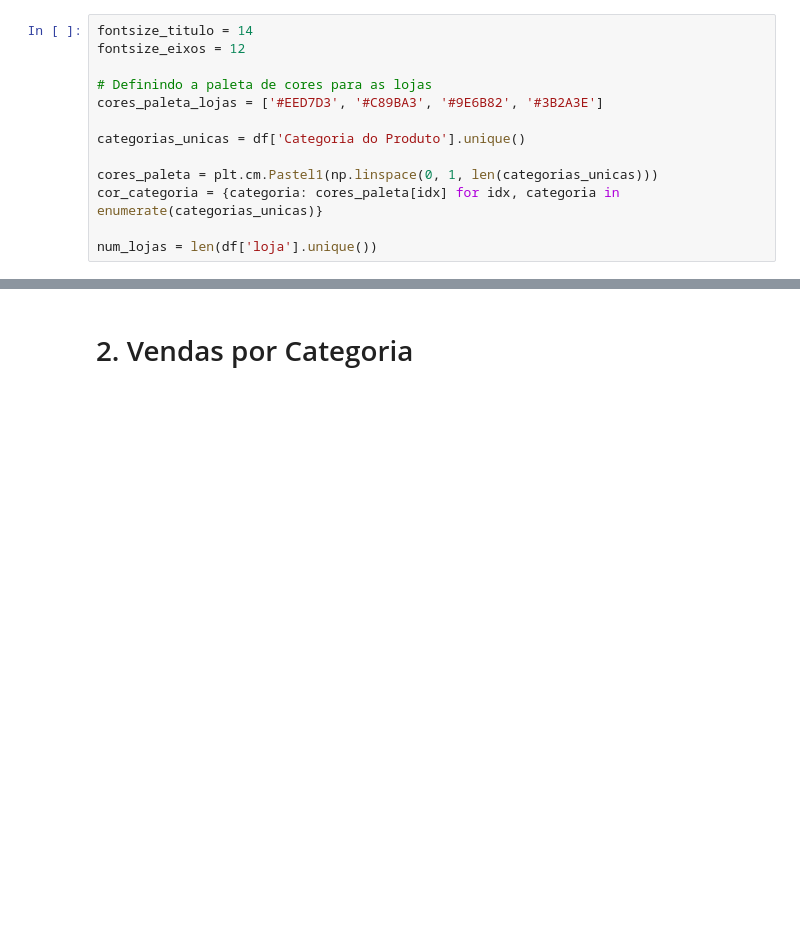
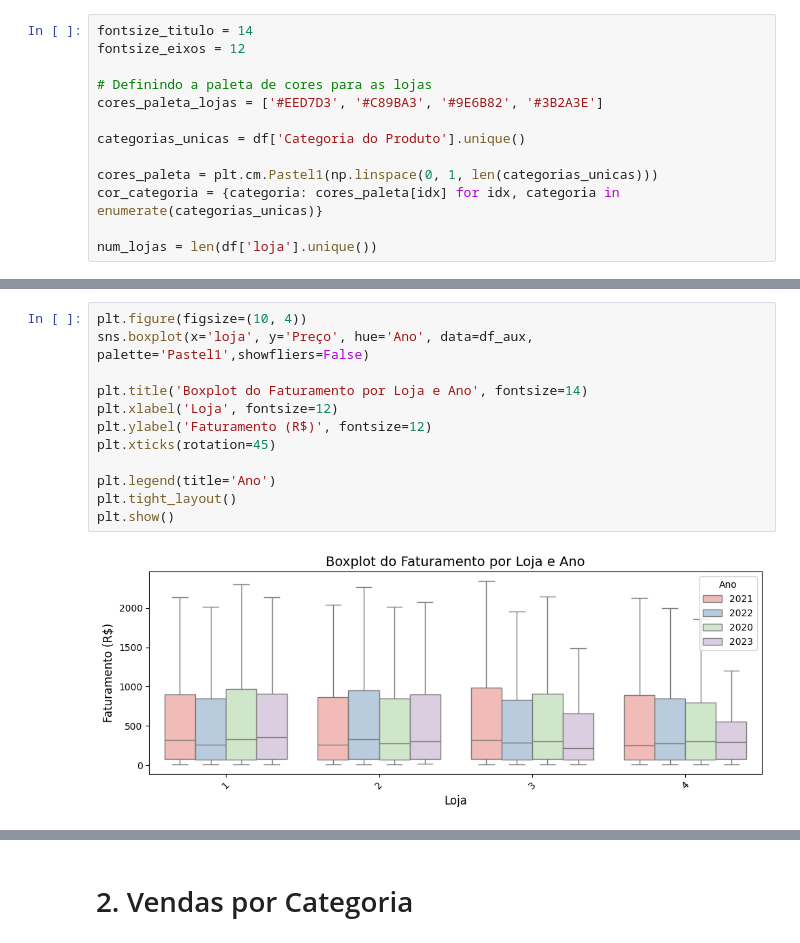
Before and after one commit to emilibohrer/alura_store, a Jupyter notebook: AluraStoreBr.ipynb, the cells around one changed output, grey strips where cells are left out. Saved outputs shown, nothing was run; the diff lists cells and outputs as text; blank space fills up the shorter version.

```diff
--- a/AluraStoreBr.ipynb
+++ b/AluraStoreBr.ipynb
@@ -240,0 +264,14 @@ plt.show()
+# %%
+plt.figure(figsize=(10, 4))
+sns.boxplot(x='loja', y='Preço', hue='Ano', data=df_aux, palette='Pastel1',showfliers=False)
+
+plt.title('Boxplot do Faturamento por Loja e Ano', fontsize=14)
+plt.xlabel('Loja', fontsize=12)
+plt.ylabel('Faturamento (R$)', fontsize=12)
+plt.xticks(rotation=45)
+
+plt.legend(title='Ano')
+plt.tight_layout()
+plt.show()
+# %% [output]
+[figure, added]
```
Also changed, not shown: parts of 11 cells of this notebook.
